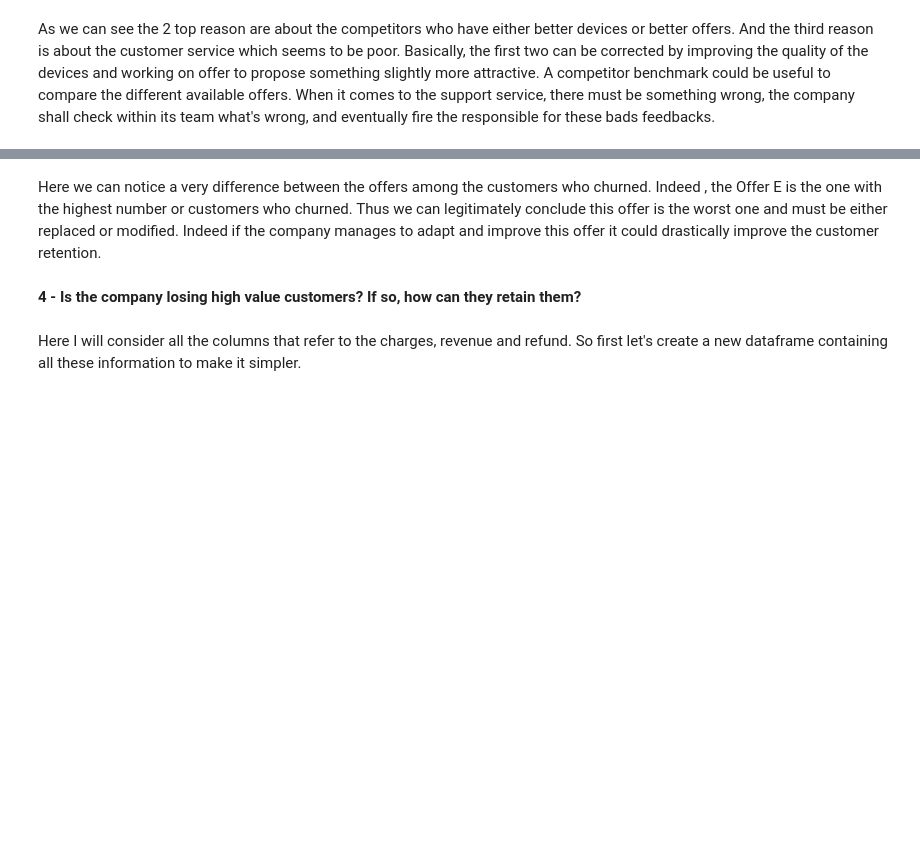
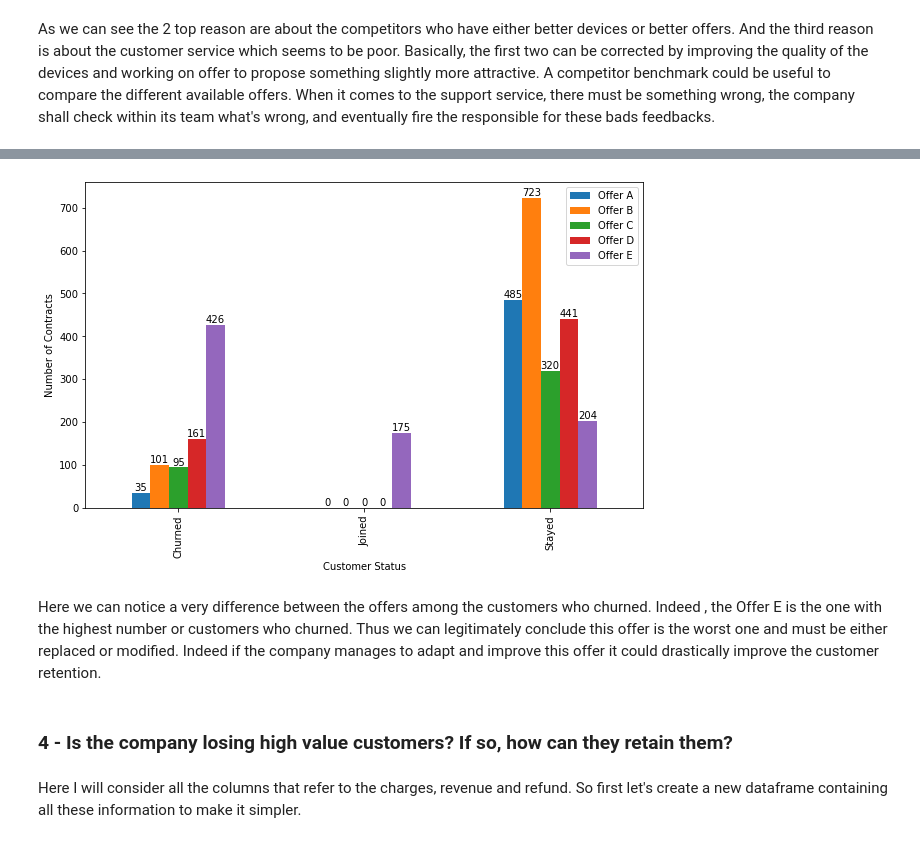
Before and after one commit to Yurhigz/Telecom_Churn, a Jupyter notebook: Script_Python.ipynb, the cells around one changed output, grey strips where cells are left out. Saved outputs shown, nothing was run; the diff lists cells and outputs as text; code cells hidden in the pictures; blank space fills up the shorter version.

```diff
--- a/Script_Python.ipynb
+++ b/Script_Python.ipynb
@@ -428,4 +424,4 @@ As we can see the 2 top reason are about the competitors who have either better
 Basically, the first two can be corrected by improving the quality of the devices and working on offer to propose something slightly more attractive. A competitor benchmark could be useful to compare the different available offers.
 When it comes to the support service, there must be something wrong, the company shall check within its team what's wrong, and eventually fire the responsible for these bads feedbacks.
 # %%
-df.groupby(['customer_status','offer']).size().unstack()
+df_offer_value = df.groupby(['customer_status','offer']).size().unstack().drop(columns='None')
@@ -437,0 +438,2 @@ df.groupby(['customer_status','offer']).size().unstack()
+# %%
+df_offer_value = df_offer_value.reset_index().melt(id_vars='customer_status')
@@ -438,7 +459,22 @@ df.groupby(['customer_status','offer']).size().unstack()
+# %%
+ax = df_offer_value.plot(kind='bar')
+
+fig = ax.get_figure()
+fig.set_size_inches(10,6)
+
+ax.set_xlabel("Customer Status")
+ax.set_ylabel("Number of Contracts")
+ax.legend(loc = 'upper right')
+
+for element in range(len(ax.containers)):
+    ax.bar_label(ax.containers[element])
+plt.show()
+# %% [output]
+[figure, added]
 # %% [markdown]
 Here we can notice a very difference between the offers among the customers who churned. Indeed , the Offer E is the one with the highest number or customers who churned. Thus we can legitimately conclude this offer is the worst one and must be either replaced or modified. Indeed if the company manages to adapt and improve this offer it could drastically improve the customer retention.
 # %% [markdown]
-<b>4 - Is the company losing high value customers? If so, how can they retain them?</b>
+### <b>4 - Is the company losing high value customers? If so, how can they retain them?</b>
 # %% [markdown]
 Here I will consider all the columns that refer to the charges, revenue and refund. So first let's create a new dataframe containing all these information to make it simpler.
 # %%
```
Also changed, not shown: parts of 18 cells of this notebook.
